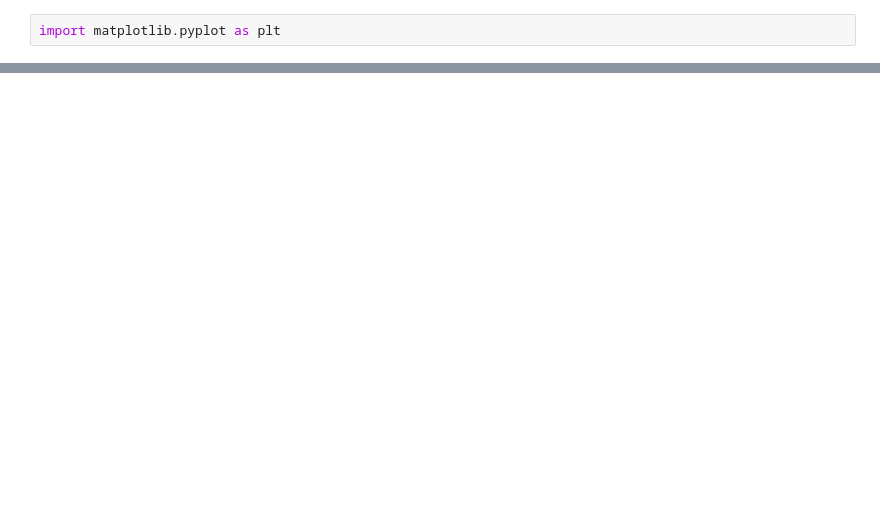
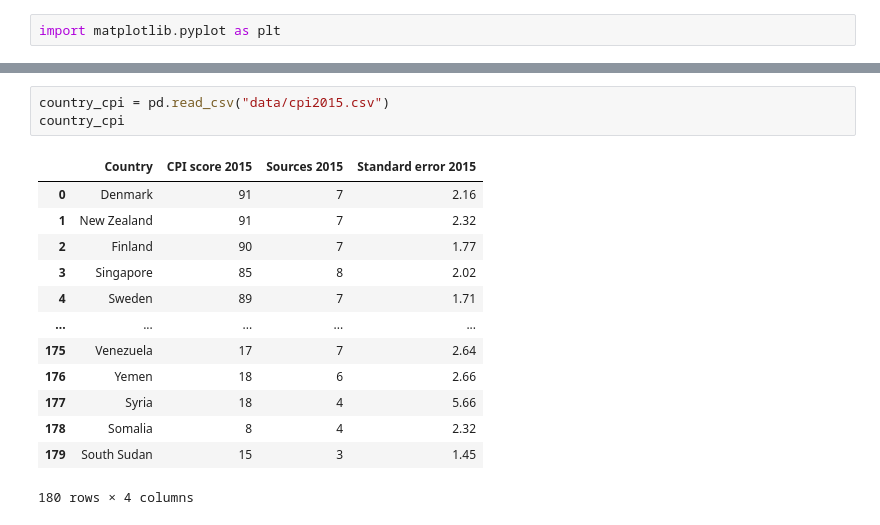
Before and after one commit to alexmak001/Panama-Papers, a Jupyter notebook: prabina.ipynb, the cells around one changed output, grey strips where cells are left out. Cells and saved outputs as stored; diff of their text form; blank space fills up the shorter version.

```diff
--- a/prabina.ipynb
+++ b/prabina.ipynb
@@ -55,0 +172,17 @@ plt.plot(country,val)
+# %%
+country_cpi = pd.read_csv("data/cpi2015.csv")
+country_cpi
+# %% [output]
+|  | Country | CPI score 2015 | Sources 2015 | Standard error 2015 |
+| 0 | Denmark | 91 | 7 | 2.16 |
+| 1 | New Zealand | 91 | 7 | 2.32 |
+| 2 | Finland | 90 | 7 | 1.77 |
+| 3 | Singapore | 85 | 8 | 2.02 |
+| 4 | Sweden | 89 | 7 | 1.71 |
+| ... | ... | ... | ... | ... |
+| 175 | Venezuela | 17 | 7 | 2.64 |
+| 176 | Yemen | 18 | 6 | 2.66 |
+| 177 | Syria | 18 | 4 | 5.66 |
+| 178 | Somalia | 8 | 4 | 2.32 |
+| 179 | South Sudan | 15 | 3 | 1.45 |
+180 rows × 4 columns
```
Also changed, not shown: parts of 10 cells of this notebook.
